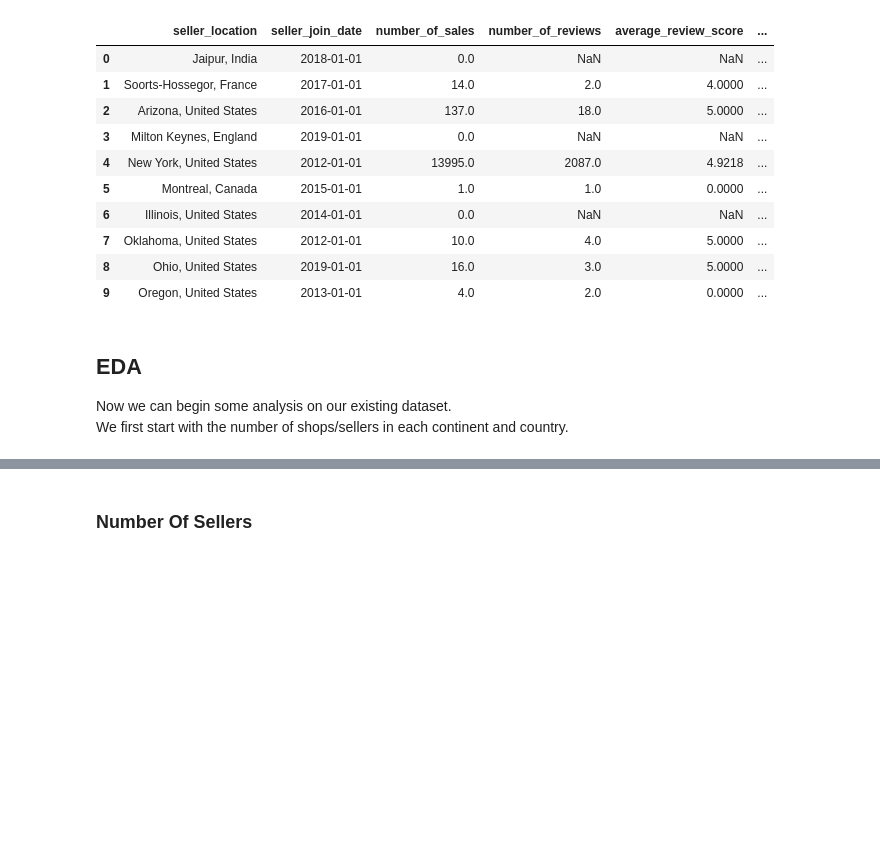
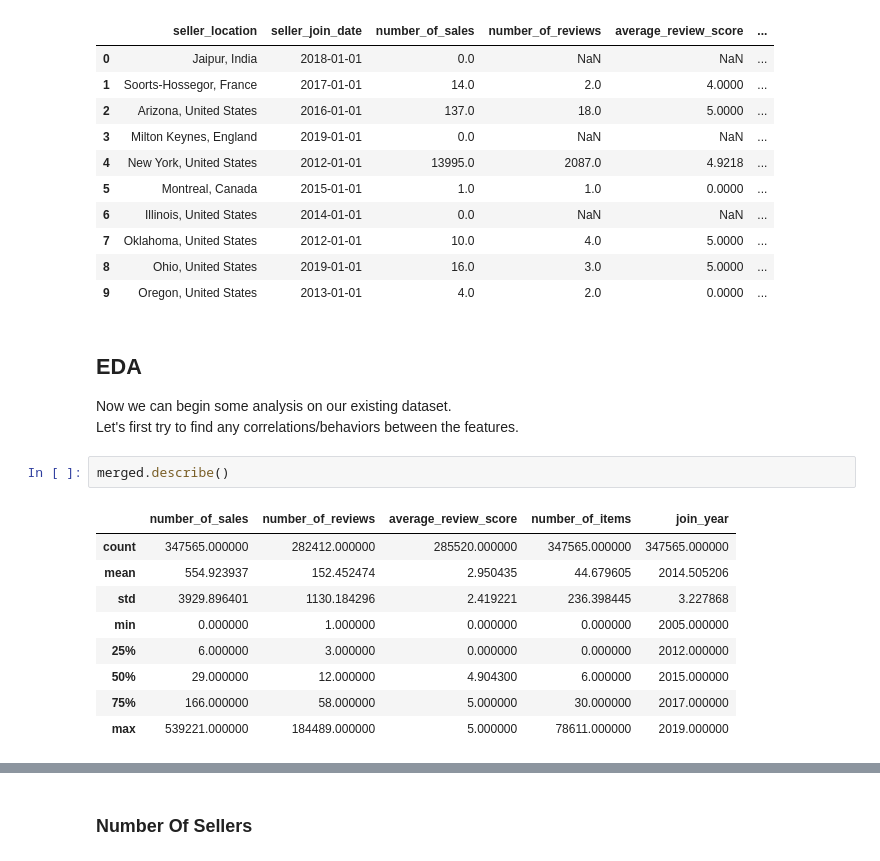
Before and after one commit to dpzhang92/Personal-DS-Projects, a Jupyter notebook: Etsy EDA/Etsy EDA.ipynb, the cells around one changed output, grey strips where cells are left out. Saved outputs shown, nothing was run; the diff lists cells and outputs as text; blank space fills up the shorter version.

```diff
--- a/Etsy EDA/Etsy EDA.ipynb
+++ b/Etsy EDA/Etsy EDA.ipynb
@@ -121,4 +121,16 @@ merged.head(10)
 ## EDA
 
 Now we can begin some analysis on our existing dataset.<br>
-We first start with the number of shops/sellers in each continent and country.
+Let's first try to find any correlations/behaviors between the features.
+# %%
+merged.describe()
+# %% [output]
+|  | number_of_sales | number_of_reviews | average_review_score | number_of_items | join_year |
+| count | 347565.000000 | 282412.000000 | 285520.000000 | 347565.000000 | 347565.000000 |
+| mean | 554.923937 | 152.452474 | 2.950435 | 44.679605 | 2014.505206 |
+| std | 3929.896401 | 1130.184296 | 2.419221 | 236.398445 | 3.227868 |
+| min | 0.000000 | 1.000000 | 0.000000 | 0.000000 | 2005.000000 |
+| 25% | 6.000000 | 3.000000 | 0.000000 | 0.000000 | 2012.000000 |
+| 50% | 29.000000 | 12.000000 | 4.904300 | 6.000000 | 2015.000000 |
+| 75% | 166.000000 | 58.000000 | 5.000000 | 30.000000 | 2017.000000 |
+| max | 539221.000000 | 184489.000000 | 5.000000 | 78611.000000 | 2019.000000 |
```
Also changed, not shown: parts of 8 cells of this notebook.
